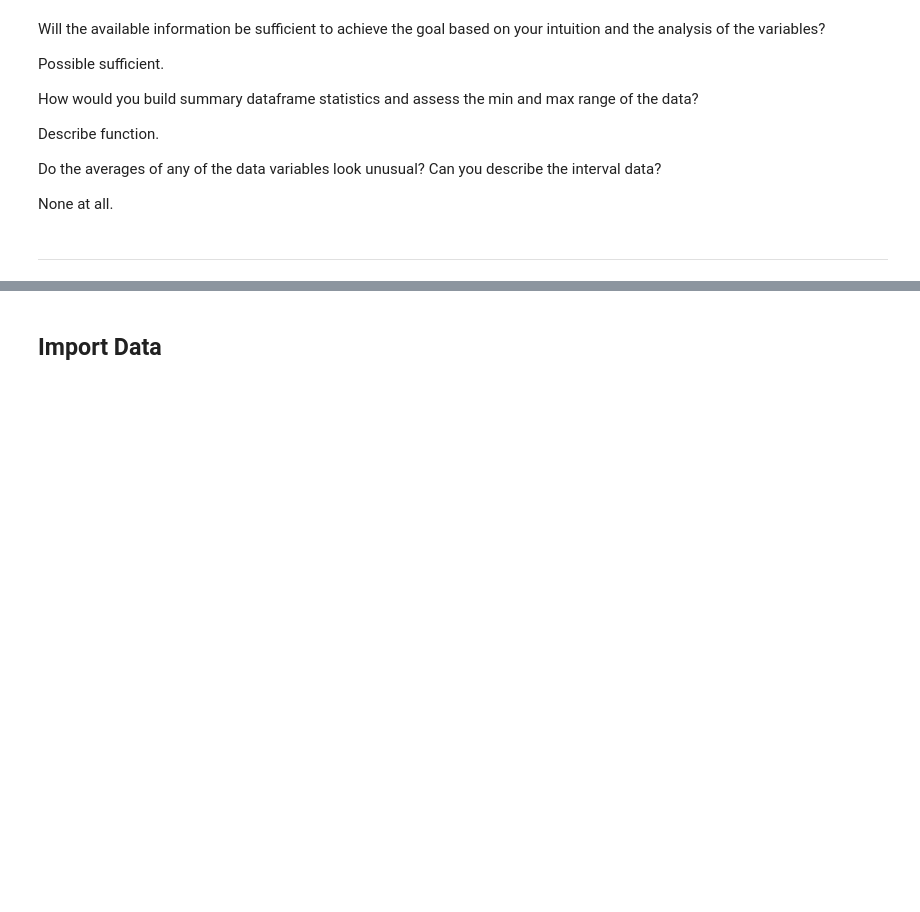
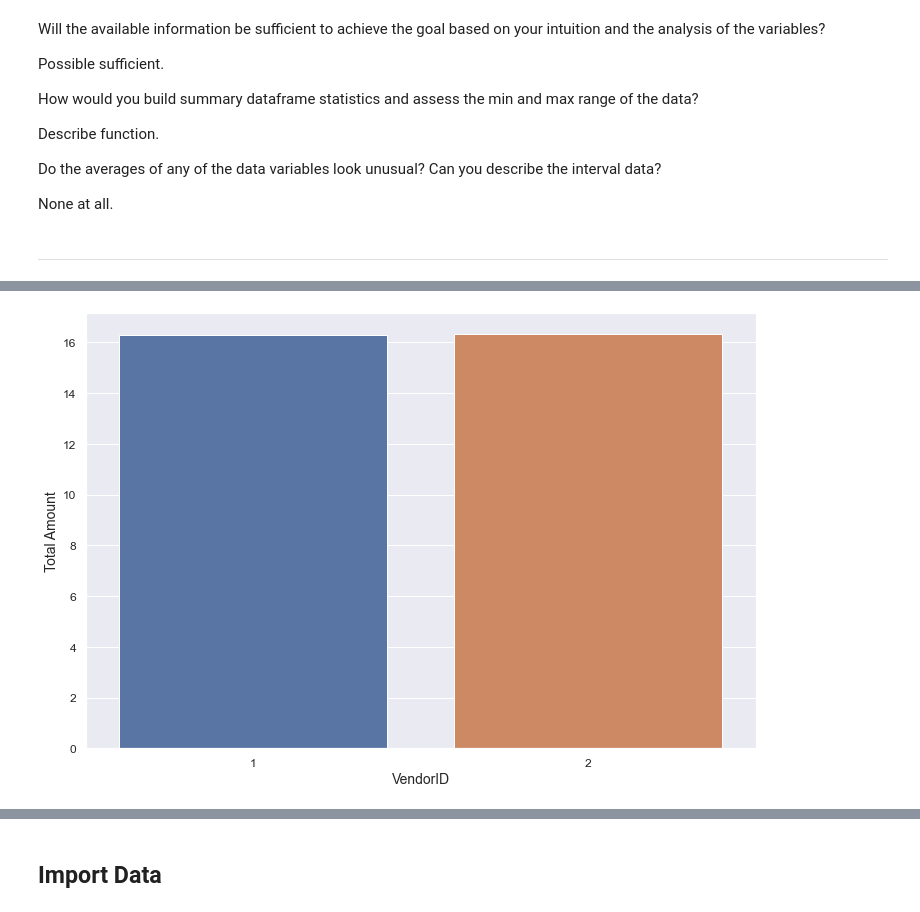
Before and after one commit to dennislamcv1/GoogleADA, a Jupyter notebook: Regression Analysis/Taxi Trips EDA.ipynb, the cells around one changed output, grey strips where cells are left out. Cells and saved outputs as stored; diff of their text form; code cells hidden in the pictures; blank space fills up the shorter version.

```diff
--- a/Regression Analysis/Taxi Trips EDA.ipynb
+++ b/Regression Analysis/Taxi Trips EDA.ipynb
@@ -146,0 +191,10 @@ None at all.
+# %%
+plt.figure(figsize=(12, 8))
+sns.barplot(x="VendorID", y="total_amount", data=df1, ci=None)
+#plt.title('Title of the first chart')
+#plt.tick_params('x', labelrotation=45)
+plt.xlabel("VendorID")
+plt.ylabel("Total Amount")
+plt.show()
+# %% [output]
+[figure, added]
```
Also changed, not shown: parts of 8 cells of this notebook.
